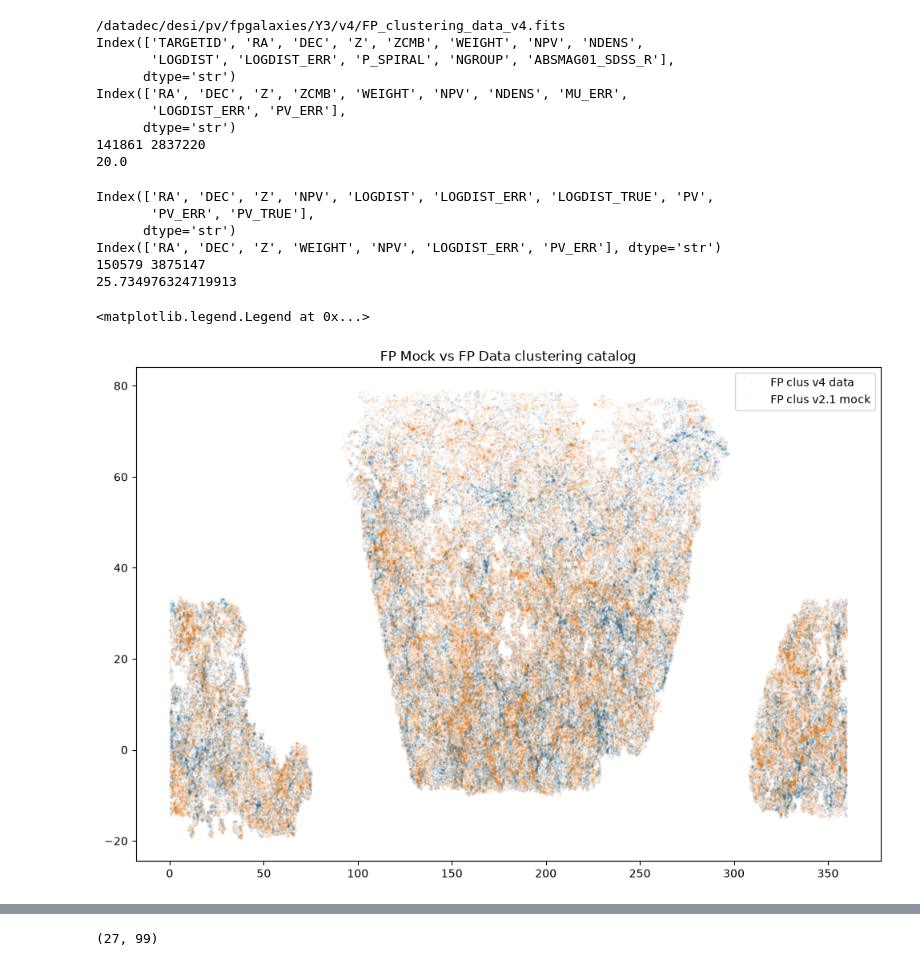
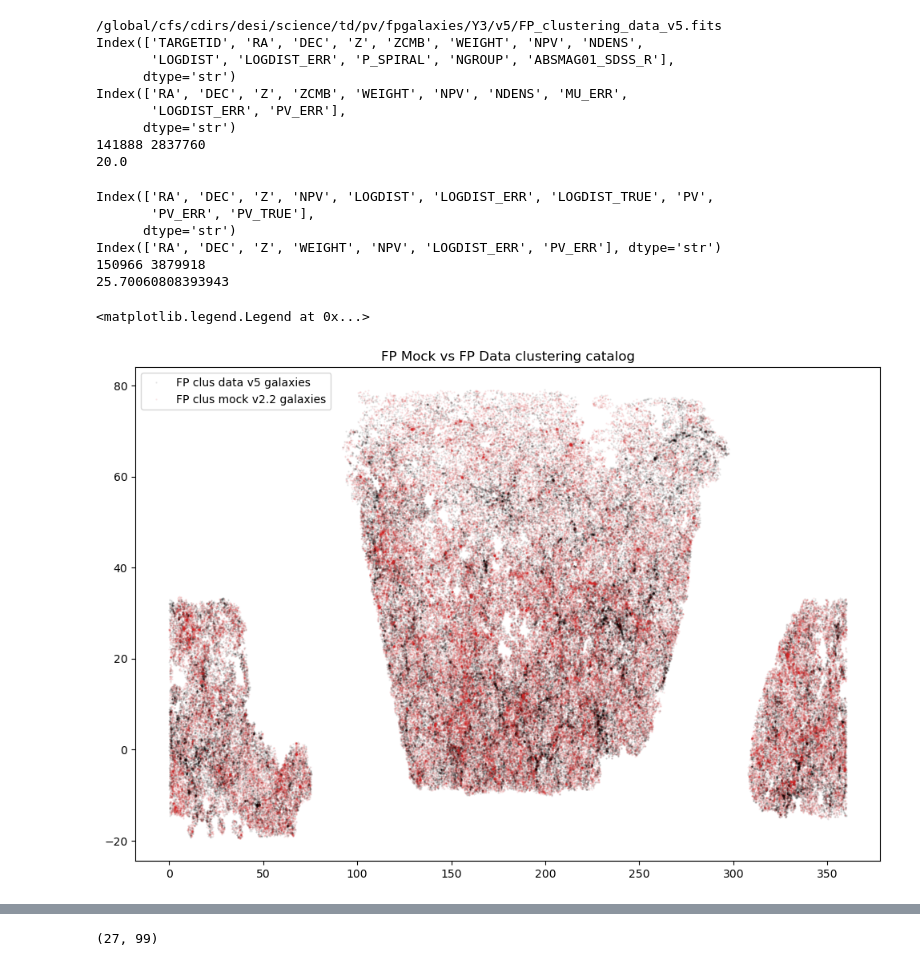
Before and after one commit to julianbautista/desi_pv_mocks, a Jupyter notebook: notebooks/check_FP_clustering.ipynb, the cells around one changed output, grey strips where cells are left out. Drawn from its saved outputs; the diff is of its cells as text; code cells hidden in the pictures.

```diff
--- a/notebooks/check_FP_clustering.ipynb
+++ b/notebooks/check_FP_clustering.ipynb
@@ -6,7 +6,7 @@ from astropy.table import Table
 from astropy.cosmology import FlatLambdaCDM
 
 from desi_pv_mocks.config import load_config
-cfg=load_config('../config_files/mock_config_v2.1_mardec.yaml')
+cfg=load_config('../config_files/mock_config_v2.1.yaml')
 
 cosmo = FlatLambdaCDM(H0=100., Om0=0.3151)
 # %%
@@ -17,15 +17,17 @@ print(d_data.columns)
 print(d_rand.columns)
 print(len(d_data), len(d_rand))
 print(len(d_rand)/len(d_data))
+
+data_label = f'FP clus data {cfg.data_fp_full_version}'
 # %% [output]
-/datadec/desi/pv/fpgalaxies/Y3/v4/FP_clustering_data_v4.fits
+/global/cfs/cdirs/desi/science/td/pv/fpgalaxies/Y3/v5/FP_clustering_data_v5.fits
 Index(['TARGETID', 'RA', 'DEC', 'Z', 'ZCMB', 'WEIGHT', 'NPV', 'NDENS',
        'LOGDIST', 'LOGDIST_ERR', 'P_SPIRAL', 'NGROUP', 'ABSMAG01_SDSS_R'],
       dtype='str')
 Index(['RA', 'DEC', 'Z', 'ZCMB', 'WEIGHT', 'NPV', 'NDENS', 'MU_ERR',
        'LOGDIST_ERR', 'PV_ERR'],
       dtype='str')
-141861 2837220
+141888 2837760
 20.0
 # %%
 m_data = Table.read(cfg.mock_fp_clus_data.format(phase=0, real=0)).to_pandas()
@@ -34,19 +36,20 @@ print(m_data.columns)
 print(m_rand.columns)
 print(len(m_data), len(m_rand))
 print(len(m_rand)/len(m_data))
+mock_label = f'FP clus mock {cfg.version_fp_clus}'
 # %% [output]
 Index(['RA', 'DEC', 'Z', 'NPV', 'LOGDIST', 'LOGDIST_ERR', 'LOGDIST_TRUE', 'PV',
        'PV_ERR', 'PV_TRUE'],
       dtype='str')
 Index(['RA', 'DEC', 'Z', 'WEIGHT', 'NPV', 'LOGDIST_ERR', 'PV_ERR'], dtype='str')
-150579 3875147
-25.734976324719913
+150966 3879918
+25.70060808393943
 # %%
 plt.figure(figsize=(12, 8))
-plt.plot(d_data['RA'], d_data['DEC'], '.', ms=1, alpha=0.1, label=f'FP clus {cfg.data_fp_full_version} data')
-plt.plot(m_data['RA'], m_data['DEC'], '.', ms=1, alpha=0.1, label=f'FP clus {cfg.version_fp_full} mock')
+plt.plot(d_data['RA'], d_data['DEC'], 'k.', ms=1, alpha=0.1, label=data_label+' galaxies')
+plt.plot(m_data['RA'], m_data['DEC'], 'C3.', ms=1, alpha=0.1, label=mock_label+' galaxies')
 plt.title('FP Mock vs FP Data clustering catalog')
 plt.legend()
 # %% [output]
 <matplotlib.legend.Legend at 0x...>
-[figure, old version]
+[figure, new version]
```
Also changed, not shown: parts of 17 cells of this notebook, 6 other files.
